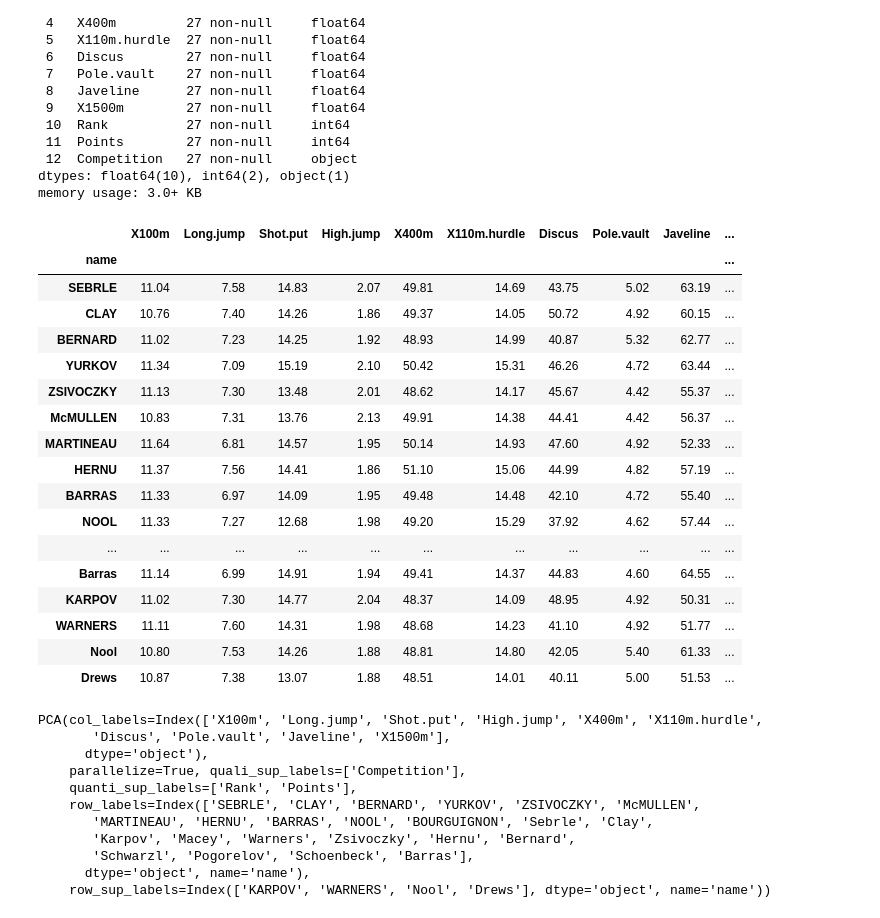
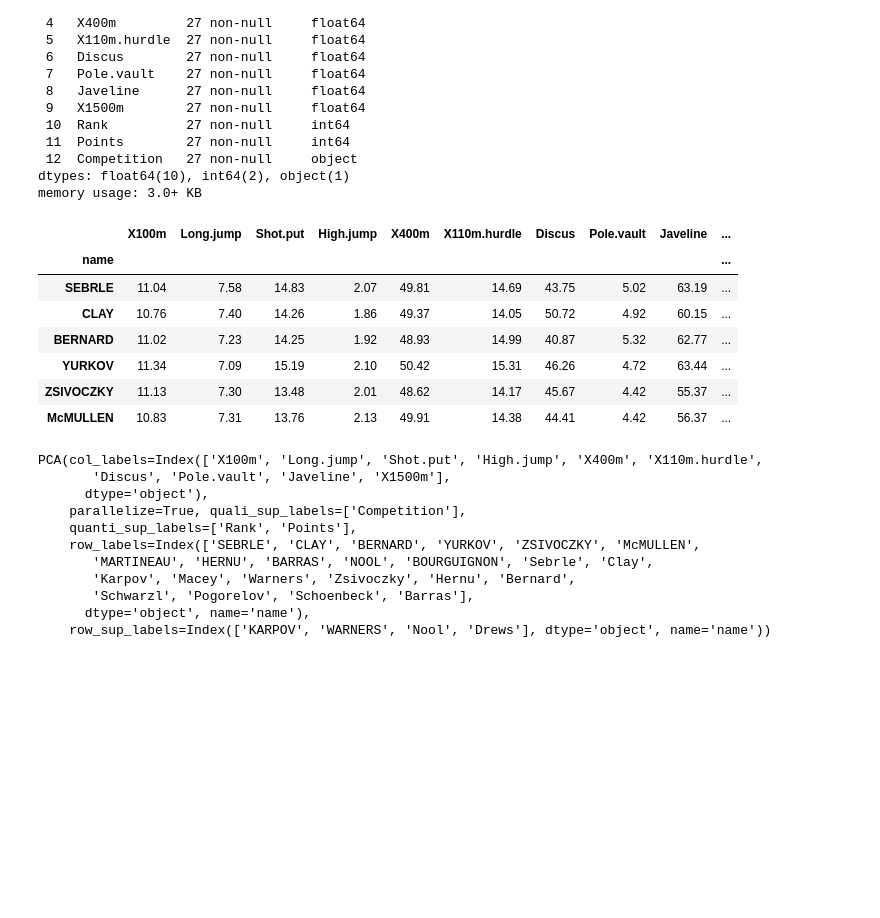
Before and after one commit to enfantbenidedieu/scientisttools, a Jupyter notebook: notebooks/decathlon.ipynb, the cells around one changed output. Drawn from its saved outputs; the diff is of its cells as text; code cells hidden in the pictures; blank space fills up the shorter version.

```diff
--- a/notebooks/decathlon.ipynb
+++ b/notebooks/decathlon.ipynb
@@ -3,7 +3,8 @@
 # %%
 from plydata import *
 import pandas as pd
-decathlon = pd.read_excel("./scientisttoolsdoc/donnee/decathlon2.xlsx",header=0,sheet_name=0,index_col=0)
+url = "D:/Bureau/PythonProject/packages/scientisttools/scientisttools/data"
+decathlon = pd.read_excel(url+"/decathlon2.xlsx",header=0,sheet_name=0,index_col=0)
 decathlon.info()
 # %% [output]
 <class 'pandas.core.frame.DataFrame'>
@@ -27,26 +28,16 @@ Data columns (total 13 columns):
 dtypes: float64(10), int64(2), object(1)
 memory usage: 3.0+ KB
 # %%
-decathlon
+decathlon.head(6)
 # %% [output]
 |  | X100m | Long.jump | Shot.put | High.jump | X400m | X110m.hurdle | Discus | Pole.vault | Javeline | ... |
 | name |  |  |  |  |  |  |  |  |  | ... |
 | SEBRLE | 11.04 | 7.58 | 14.83 | 2.07 | 49.81 | 14.69 | 43.75 | 5.02 | 63.19 | ... |
 | CLAY | 10.76 | 7.40 | 14.26 | 1.86 | 49.37 | 14.05 | 50.72 | 4.92 | 60.15 | ... |
 | BERNARD | 11.02 | 7.23 | 14.25 | 1.92 | 48.93 | 14.99 | 40.87 | 5.32 | 62.77 | ... |
 | YURKOV | 11.34 | 7.09 | 15.19 | 2.10 | 50.42 | 15.31 | 46.26 | 4.72 | 63.44 | ... |
 | ZSIVOCZKY | 11.13 | 7.30 | 13.48 | 2.01 | 48.62 | 14.17 | 45.67 | 4.42 | 55.37 | ... |
 | McMULLEN | 10.83 | 7.31 | 13.76 | 2.13 | 49.91 | 14.38 | 44.41 | 4.42 | 56.37 | ... |
-| MARTINEAU | 11.64 | 6.81 | 14.57 | 1.95 | 50.14 | 14.93 | 47.60 | 4.92 | 52.33 | ... |
-| HERNU | 11.37 | 7.56 | 14.41 | 1.86 | 51.10 | 15.06 | 44.99 | 4.82 | 57.19 | ... |
-| BARRAS | 11.33 | 6.97 | 14.09 | 1.95 | 49.48 | 14.48 | 42.10 | 4.72 | 55.40 | ... |
-| NOOL | 11.33 | 7.27 | 12.68 | 1.98 | 49.20 | 15.29 | 37.92 | 4.62 | 57.44 | ... |
-| ... | ... | ... | ... | ... | ... | ... | ... | ... | ... | ... |
-| Barras | 11.14 | 6.99 | 14.91 | 1.94 | 49.41 | 14.37 | 44.83 | 4.60 | 64.55 | ... |
-| KARPOV | 11.02 | 7.30 | 14.77 | 2.04 | 48.37 | 14.09 | 48.95 | 4.92 | 50.31 | ... |
-| WARNERS | 11.11 | 7.60 | 14.31 | 1.98 | 48.68 | 14.23 | 41.10 | 4.92 | 51.77 | ... |
-| Nool | 10.80 | 7.53 | 14.26 | 1.88 | 48.81 | 14.80 | 42.05 | 5.40 | 61.33 | ... |
-| Drews | 10.87 | 7.38 | 13.07 | 1.88 | 48.51 | 14.01 | 40.11 | 5.00 | 51.53 | ... |
 # %%
 from scientisttools.decomposition import PCA
 # %%
```
